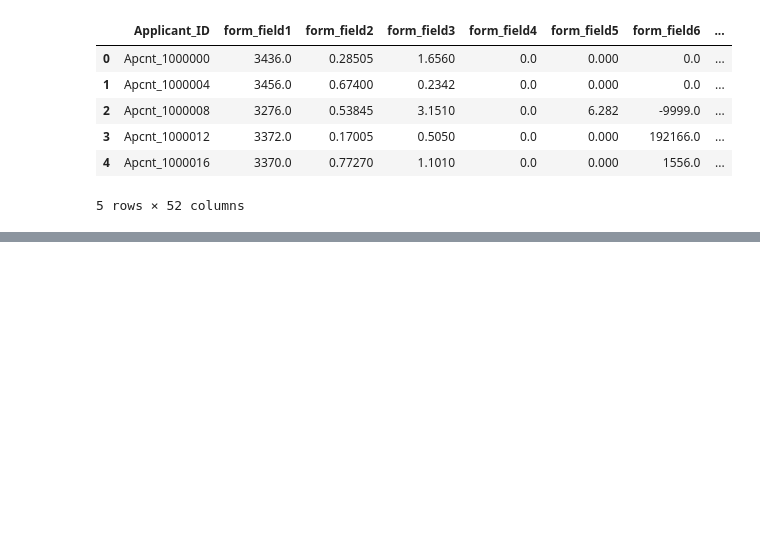
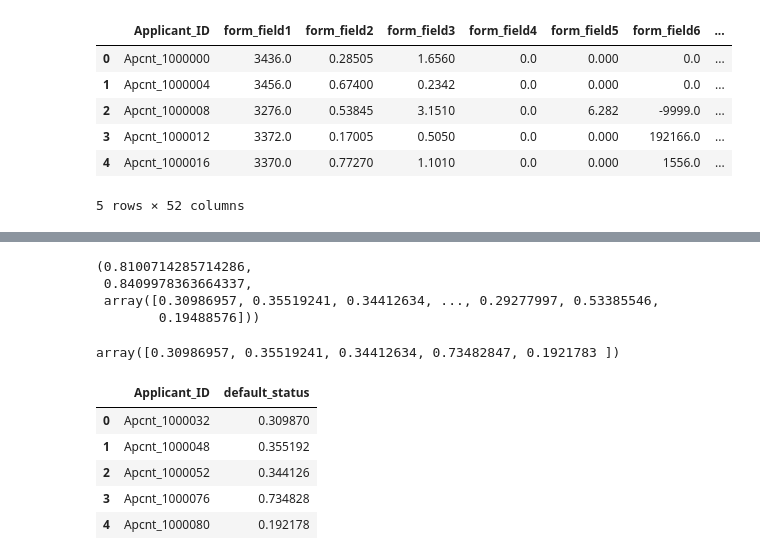
Before and after one commit to Chidikay909/DataScienceNigeriaBootcamp, a Jupyter notebook: loan_prediction.ipynb, the cells around one changed output, grey strips where cells are left out. Drawn from its saved outputs; the diff is of its cells as text; code cells hidden in the pictures; blank space fills up the shorter version.

```diff
--- a/loan_prediction.ipynb
+++ b/loan_prediction.ipynb
@@ -203,0 +239,24 @@ prediction.to_csv('Submit99.csv', index = False)
+# %%
+from sklearn.model_selection import StratifiedKFold
+def crossvaltest(train_set,train_label):
+
+    kfold = StratifiedKFold(n_splits = 5, shuffle = True, random_state = 1)
+
+    acc, auc = [], []
+    for train_index, test_index in kfold.split(train_set, train_label):
+        train = train_set.iloc[train_index,:]
+        test = train_set.iloc[test_index,:]
+
+        labels = train_label[train_index]
+        test_labels = train_label[test_index]
+
+        clf = cb.CatBoostClassifier(n_estimators = 3000, early_stopping_rounds = 50, learning_rate = 0.01, random_seed =50)
+        clf.fit(train, labels)
+
+        acc.append(np.mean(clf.predict(test)==np.ravel(test_labels)))
+        auc.append(roc_auc_score(test_labels, clf.predict_proba(test)[:,1]))
+        pred = clf.predict_proba(test_set)[:,1]
+
+    return np.mean(acc), np.mean(auc), pred
+# %%
+model = crossvaltest(train_set, train_label)
@@ -203,0 +281,23 @@ prediction.to_csv('Submit99.csv', index = False)
+# %%
+model
+# %% [output]
+(0.8100714285714286,
+ 0.8409978363664337,
+ array([0.30986957, 0.35519241, 0.34412634, ..., 0.29277997, 0.53385546,
+        0.19488576]))
+# %%
+model[2][:5]
+# %% [output]
+array([0.30986957, 0.35519241, 0.34412634, 0.73482847, 0.1921783 ])
+# %%
+pred = model[2]
+# %%
+prediction = pd.DataFrame({'Applicant_ID': test['Applicant_ID'], 'default_status': pred})
+prediction.head()
+# %% [output]
+|  | Applicant_ID | default_status |
+| 0 | Apcnt_1000032 | 0.309870 |
+| 1 | Apcnt_1000048 | 0.355192 |
+| 2 | Apcnt_1000052 | 0.344126 |
+| 3 | Apcnt_1000076 | 0.734828 |
+| 4 | Apcnt_1000080 | 0.192178 |
```
Also changed, not shown: parts of 9 cells of this notebook.
